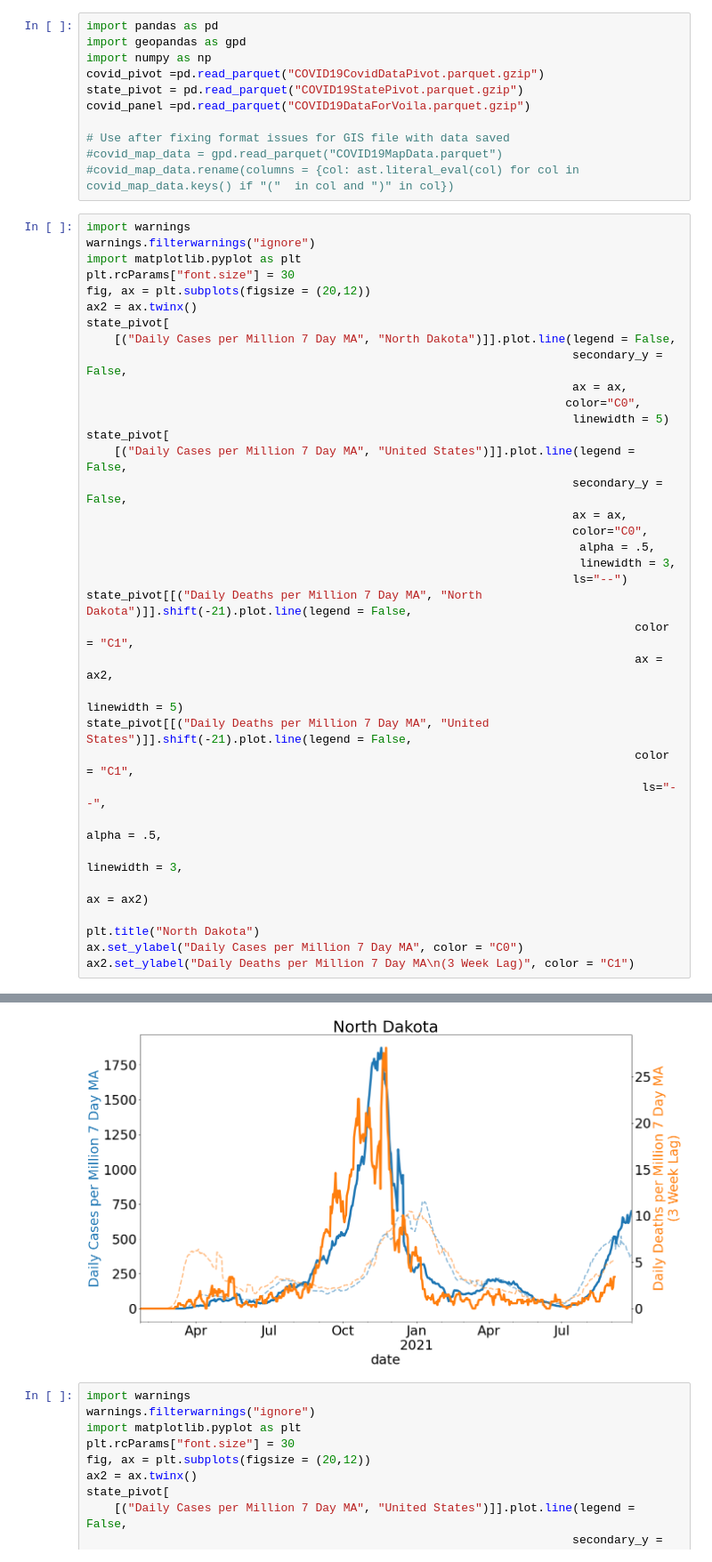
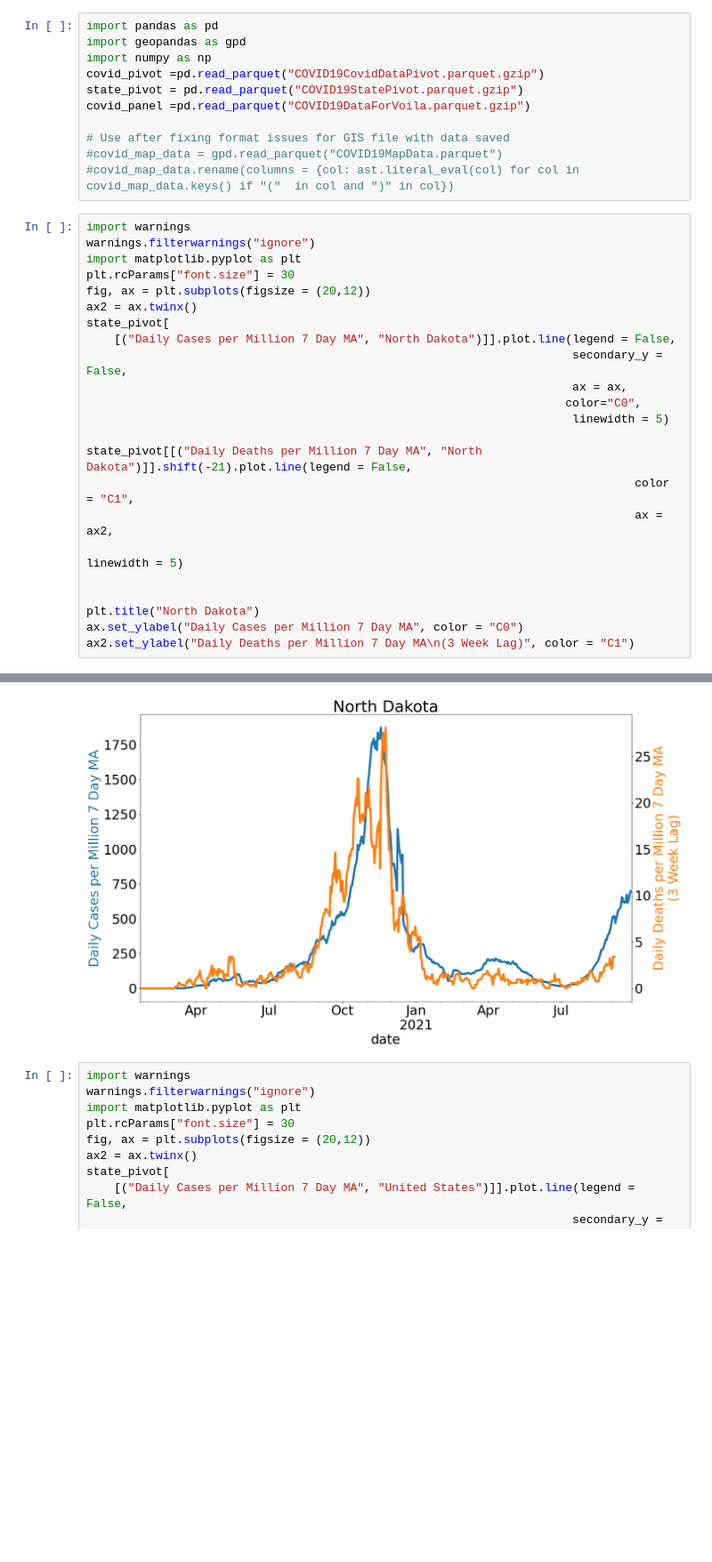
Before and after one commit to jlcatonjr/COVID19, a Jupyter notebook: COVID-19 Data App.ipynb, the cells around one changed output, grey strips where cells are left out. Shown at 89% size. Drawn from its saved outputs; the diff is of its cells as text; blank space fills up the shorter version.

```diff
--- a/COVID-19 Data App.ipynb
+++ b/COVID-19 Data App.ipynb
@@ -12,41 +12,29 @@ covid_panel =pd.read_parquet("COVID19DataForVoila.parquet.gzip")
 # %%
 import warnings
 warnings.filterwarnings("ignore")
 import matplotlib.pyplot as plt
 plt.rcParams["font.size"] = 30
 fig, ax = plt.subplots(figsize = (20,12))
 ax2 = ax.twinx()
 state_pivot[
     [("Daily Cases per Million 7 Day MA", "North Dakota")]].plot.line(legend = False,
                                                                       secondary_y = False,
                                                                       ax = ax,
                                                                      color="C0",
                                                                       linewidth = 5)
-state_pivot[
-    [("Daily Cases per Million 7 Day MA", "United States")]].plot.line(legend = False,
-                                                                      secondary_y = False,
-                                                                      ax = ax,
-                                                                      color="C0",
-                                                                       alpha = .5,
-                                                                       linewidth = 3,
-                                                                      ls="--")
+
 state_pivot[[("Daily Deaths per Million 7 Day MA", "North Dakota")]].shift(-21).plot.line(legend = False,
                                                                                color = "C1",
                                                                                ax = ax2,
                                                                                          linewidth = 5)
-state_pivot[[("Daily Deaths per Million 7 Day MA", "United States")]].shift(-21).plot.line(legend = False,
-                                                                               color = "C1",
-                                                                                ls="--",
-                                                                                           alpha = .5,
-                                                                                           linewidth = 3,
-                                                                                           ax = ax2)
+
 
 plt.title("North Dakota")
 ax.set_ylabel("Daily Cases per Million 7 Day MA", color = "C0")
 ax2.set_ylabel("Daily Deaths per Million 7 Day MA\n(3 Week Lag)", color = "C1")
 # %% [output]
 Text(0, 0.5, 'Daily Deaths per Million 7 Day MA\n(3 Week Lag)')
-[figure, old version]
+[figure, new version]
 # %%
 import warnings
 warnings.filterwarnings("ignore")
```
Also changed, not shown: parts of 1 cell of this notebook, 6 other files.
